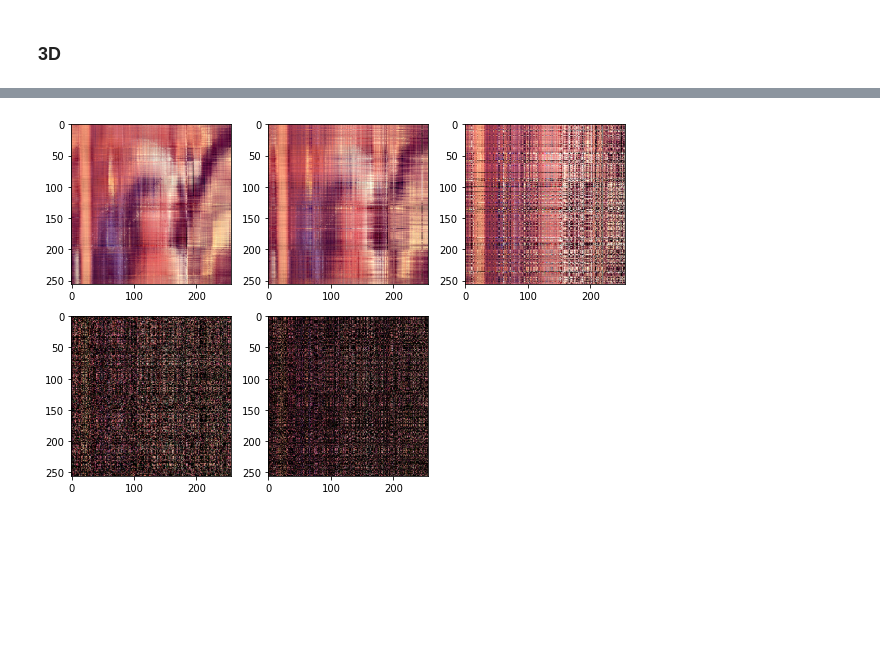
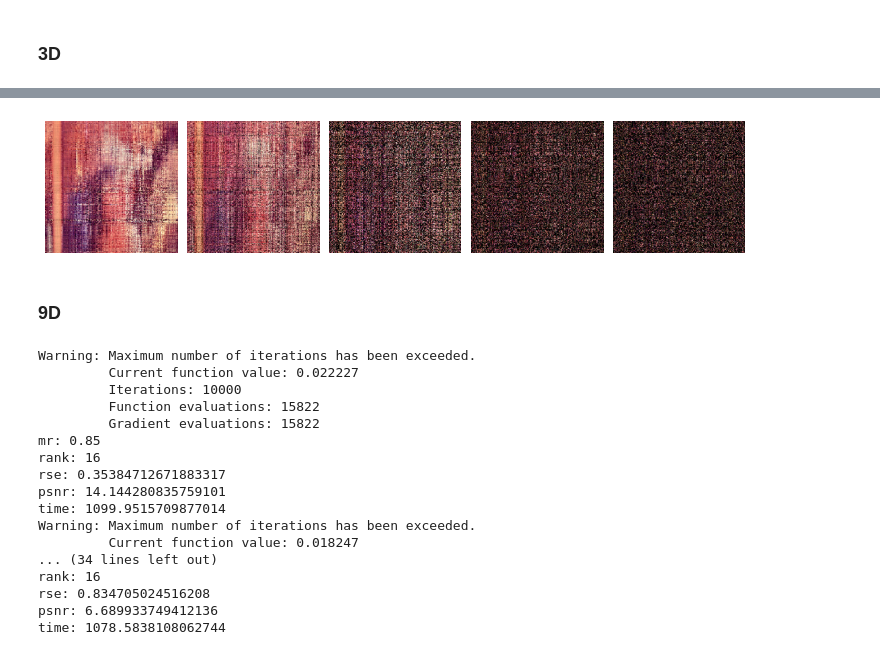
Before and after one commit to BenPaul96/Tensor-Completion, a Jupyter notebook: Code/Notebooks/TTvsCP_WOPT_2.ipynb, the cells around one changed output, grey strips where cells are left out. Drawn from its saved outputs; the diff is of its cells as text; code cells hidden in the pictures; blank space fills up the shorter version.

```diff
--- a/Code/Notebooks/TTvsCP_WOPT_2.ipynb
+++ b/Code/Notebooks/TTvsCP_WOPT_2.ipynb
@@ -111,7 +108,8 @@ def run_CP_experiment(img, missing_rates, ranks=[10], n_epochs=10000):
 
   return predictions, rses, psnrs, best_ranks
 # %%
+# Run CP experiments
 missing_rates = [0.85, 0.9, 0.95, 0.98, 0.99]
-ranks = range(3, 10)
-predictions, rses, psnrs, best_ranks = run_CP_experiment(img, missing_rates, ranks=ranks, n_epochs=10000)
+ranks = range(4, 11, 2)
+predictions, rses, psnrs, best_ranks = run_CP_experiment(img, missing_rates, ranks=ranks)
 # %% [output]
@@ -155,8 +153,12 @@ psnrs
 # %%
 fig = plt.figure(figsize=(10, 10))
+
 n_img = len(missing_rates)
 
 for i, prediction in enumerate(predictions.values()):
-  fig.add_subplot(3, 3, i+1)
-  plt.imshow(cp.asnumpy(prediction).astype(int))
+  fig.add_subplot(3, 5, i+1)
+  plt.axis("off")
+  plt.imshow(cp.asnumpy(prediction))
+
+fig.tight_layout(pad=1.0)
 # %% [output]
@@ -166,7 +168,7 @@ for i, prediction in enumerate(predictions.values()):
 # %% [markdown]
 <h3>3D</h3>
 # %%
-def run_TT_experiment(img, missing_rates, ranks=[16], n_epochs=10000, tensorize_img=False):
+def run_TT_experiment(img, missing_rates, ranks=[16], n_epochs=10000, tensorize_img=False, gtol=1e-6):
   best_ranks = {}
   rses = {}
   psnrs = {}
@@ -190,18 +192,19 @@ def run_TT_experiment(img, missing_rates, ranks=[16], n_epochs=10000, tensorize_
 
       # Train the model
       model = TT_WOPT_Model(img_masked, tt_ranks, optimization="ncg")
-      model.train(n_epochs)
+      model.train(n_epochs, gtol)
 
       # Compute the prediction and cast back to 3D
       prediction = model.predict()
-      prediction = prediction.clip(0, 255)
+      prediction = prediction.clip(0, 1)
       if tensorize_img:
-        prediction = img_9D_to_img(prediction, (256, 256, 3))
+        prediction = img_9D_to_3D(prediction, (256, 256, 3))
 
       # Compute the RSE and PSNR of our prediction
-      rse = RSE(img/255, prediction/255)
-      psnr = PSNR(img, prediction)
+      rse = RSE(img, prediction)
+      psnr = PSNR(img*255, prediction*255)
 
+      print("mr:", missing_rate)
       print("rank:", rank)
       print("rse:", rse)
       print("psnr:", psnr)
@@ -220,8 +223,7 @@ def run_TT_experiment(img, missing_rates, ranks=[16], n_epochs=10000, tensorize_
 
   return predictions, rses, psnrs, best_ranks
 # %%
-# Run experiments with few epochs to find best ranks for each missing rate
+# Run experiments
 missing_rates = [0.85, 0.9, 0.95, 0.98, 0.99]
-ranks = range(4, 17, 2)
-predictions, rses, psnrs, best_ranks = run_TT_experiment(img, missing_rates, ranks=ranks, n_epochs=2000)
+predictions, rses, psnrs, best_ranks = run_TT_experiment(img, missing_rates)
 # %% [output]
@@ -259,9 +261,12 @@ psnr
 # %%
 fig = plt.figure(figsize=(10, 10))
 n_img = len(missing_rates)
 
 for i, prediction in enumerate(predictions.values()):
-  fig.add_subplot(3, 3, i+1)
-  plt.imshow(cp.asnumpy(prediction).astype(int))
+  fig.add_subplot(3, 5, i+1)
+  plt.axis("off")
+  plt.imshow(cp.asnumpy(prediction))
+
+fig.tight_layout(pad=1.0)
 # %% [output]
-[figure, old version]
+[figure, new version]
@@ -317,7 +273,26 @@ def train_best_models(img, missing_rates, best_ranks, n_epochs=10000, tensorize_
+# %% [markdown]
+<h3>9D</h3>
 # %%
-# Run experiments with few epochs to find best ranks for each missing rate
 missing_rates = [0.85, 0.9, 0.95, 0.98, 0.99]
-predictions, rses, psnrs= train_best_models(img, missing_rates, best_ranks, n_epochs=15000)
+predictions, rses, psnrs, best_ranks = run_TT_experiment(img, missing_rates, tensorize_img=True)
+# %% [output]
+Warning: Maximum number of iterations has been exceeded.
+         Current function value: 0.022227
+         Iterations: 10000
+         Function evaluations: 15822
+         Gradient evaluations: 15822
+mr: 0.85
+rank: 16
+rse: 0.35384712671883317
+psnr: 14.144280835759101
+time: 1099.9515709877014
+Warning: Maximum number of iterations has been exceeded.
+         Current function value: 0.018247
+... (34 lines left out)
+rank: 16
+rse: 0.834705024516208
+psnr: 6.689933749412136
+time: 1078.5838108062744
 # %%
 print("best ranks")
 print(best_ranks)
```
Also changed, not shown: parts of 22 cells of this notebook, 12 other files.
